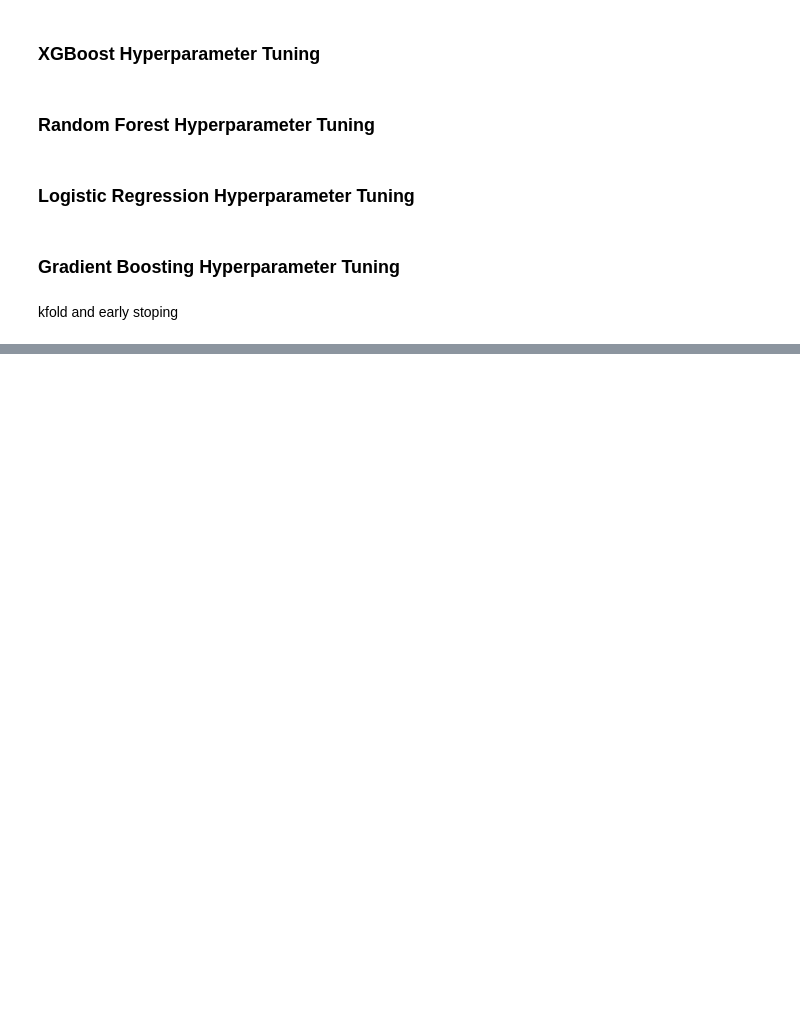
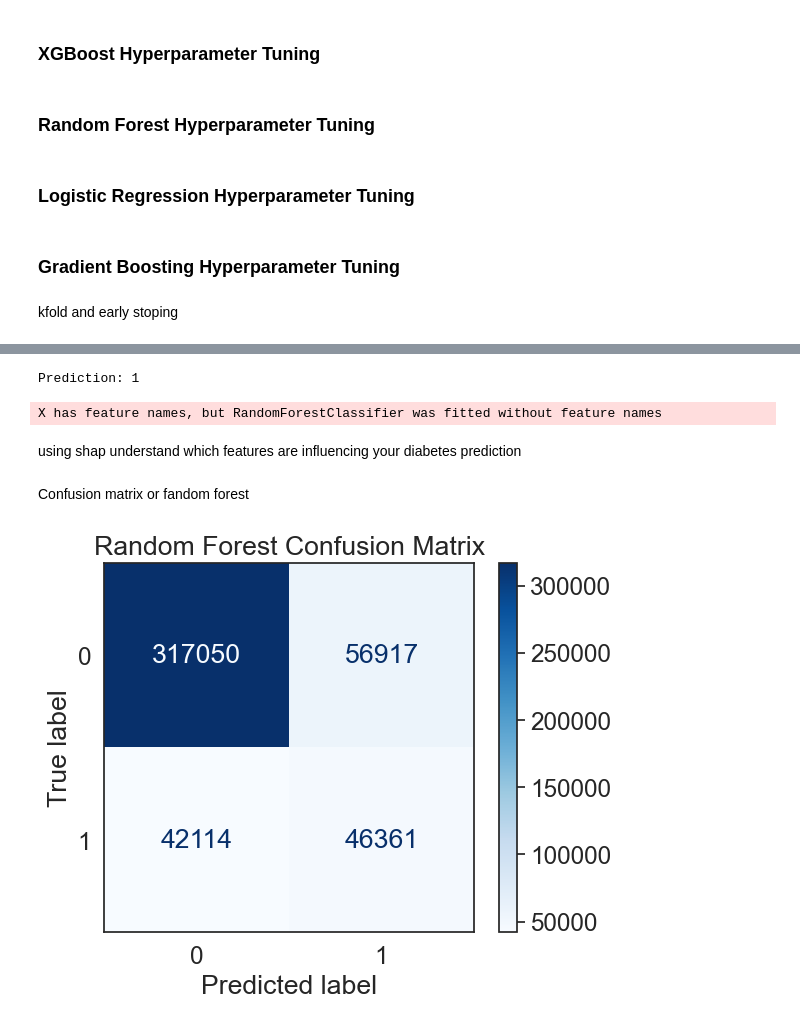
Before and after one commit to Mahed21/smartDiabetes_model, a Jupyter notebook: analysis new.ipynb, the cells around one changed output, grey strips where cells are left out. Drawn from its saved outputs; the diff is of its cells as text; code cells hidden in the pictures; blank space fills up the shorter version.

```diff
--- a/analysis new.ipynb
+++ b/analysis new.ipynb
@@ -679,0 +676,33 @@ Table image saved as accuracy_table.png
+# %%
+import joblib
+import pandas as pd
+
+# Your input
+input_data = {
+    "HighBP": 1,
+    "HighChol": 1,
+    "CholCheck": 1,
+    "BMI": 40,
+    "Smoker": 1,
+    "Stroke": 1,
+    "HeartDiseaseorAttack": 1,
+    "PhysActivity": 1,
+    "Fruits": 1,
+    "HvyAlcoholConsump": 0,
+    "DiffWalk": 1,
+    "Sex": 1,
+    "Age": 9
+}
+
+# Load model
+model = joblib.load("random_forest_diabetes_model.pkl")
+
+# Predict
+df = pd.DataFrame([input_data])
+pred = model.predict(df)
+print("Prediction:", pred[0])
+# %% [output]
+Prediction: 1
+X has feature names, but RandomForestClassifier was fitted without feature names
+# %% [markdown]
+using shap understand which features are influencing your diabetes prediction
@@ -679,0 +740,13 @@ Table image saved as accuracy_table.png
+# %% [markdown]
+Confusion matrix or fandom forest
+# %%
+from sklearn.metrics import confusion_matrix, ConfusionMatrixDisplay, roc_curve, auc
+
+
+rf_cm = confusion_matrix(y_test, rf_pred)
+disp = ConfusionMatrixDisplay(confusion_matrix=rf_cm, display_labels=[0, 1])
+disp.plot(cmap=plt.cm.Blues)
+plt.title("Random Forest Confusion Matrix")
+plt.show()
+# %% [output]
+[figure, added]
```
Also changed, not shown: parts of 12 cells of this notebook, 11 other files.
